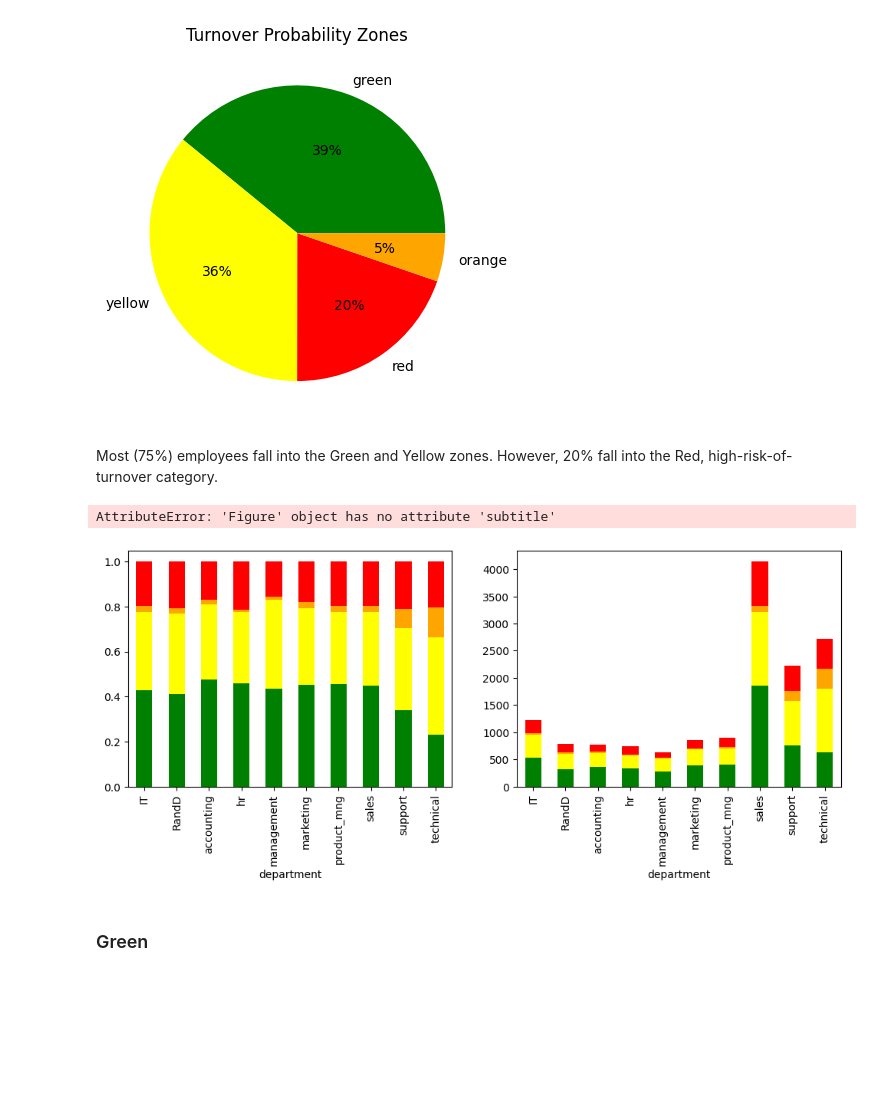
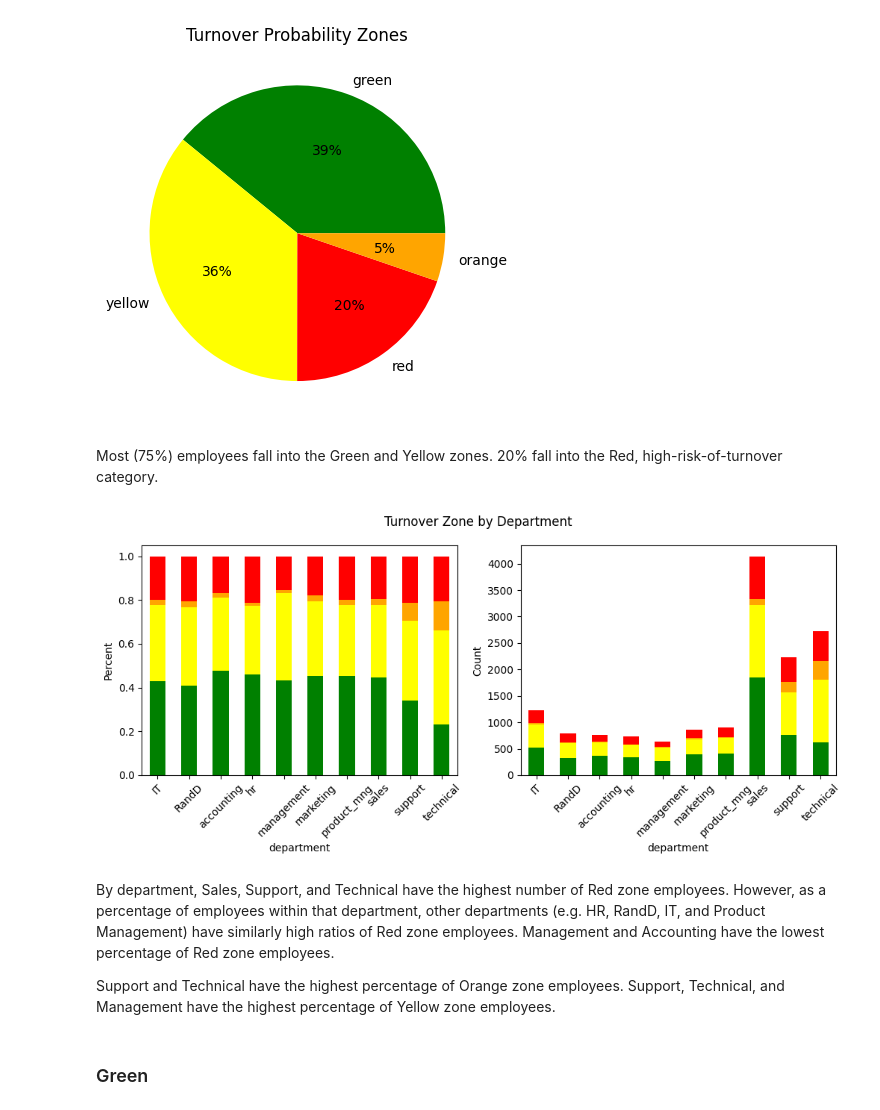
Before and after one commit to kitsbits/aiml, a Jupyter notebook: ml-core/project/ml_project.ipynb, the cells around one changed output. Drawn from its saved outputs; the diff is of its cells as text; code cells hidden in the pictures; blank space fills up the shorter version.

```diff
--- a/ml-core/project/ml_project.ipynb
+++ b/ml-core/project/ml_project.ipynb
@@ -692,39 +742,46 @@ plt.title("Turnover Probability Zones")
 Text(0.5, 1.0, 'Turnover Probability Zones')
 [figure]
 # %% [markdown]
-Most (75%) employees fall into the Green and Yellow zones. However, 20% fall into the Red, high-risk-of-turnover category.
+Most (75%) employees fall into the Green and Yellow zones. 20% fall into the Red, high-risk-of-turnover category.
 # %%
 zone_cats_order = ["green", "yellow", "orange", "red"]
 fig, axes = plt.subplots(ncols=2, nrows=1, figsize=(12, 4))
 
 grouped_norm = (
     df.groupby("department")["turnover_probability_zone"]
     .value_counts(normalize=True)
     .unstack()
 )
 grouped_norm.columns = pd.CategoricalIndex(
     grouped_norm.columns.values, ordered=True, categories=zone_cats_order
 )
 grouped_norm = grouped_norm.sort_index(axis=1)
-grouped_norm.plot(
+norm_plot = grouped_norm.plot(
     kind="bar", stacked=True, color=zone_cats_order, ax=axes[0], legend=False
 )
 
 group_count = (
     df.groupby("department")["turnover_probability_zone"].value_counts().unstack()
 )
 group_count.columns = pd.CategoricalIndex(
     group_count.columns.values, ordered=True, categories=zone_cats_order
 )
 group_count = group_count.sort_index(axis=1)
-group_count.plot(
+count_plot = group_count.plot(
     kind="bar", stacked=True, color=zone_cats_order, ax=axes[1], legend=False
 )
 
-fig.subtitle("Turnover Zone by Department")
+fig.suptitle("Turnover Zone by Department")
+norm_plot.set_ylabel("Percent")
+norm_plot.xaxis.set_tick_params(labelrotation=45)
+count_plot.set_ylabel("Count")
+count_plot.xaxis.set_tick_params(labelrotation=45)
 # %% [output]
-AttributeError: 'Figure' object has no attribute 'subtitle'
-[figure, old version]
+[figure, new version]
+# %% [markdown]
+By department, Sales, Support, and Technical have the highest number of Red zone employees. However, as a percentage of employees within that department, other departments (e.g. HR, RandD, IT, and Product Management) have similarly high ratios of Red zone employees. Management and Accounting have the lowest percentage of Red zone employees.
+
+Support and Technical have the highest percentage of Orange zone employees. Support, Technical, and Management have the highest percentage of Yellow zone employees.
 # %% [markdown]
 ### Green
 # %%
```
Also changed, not shown: parts of 37 cells of this notebook, 1 other file.
